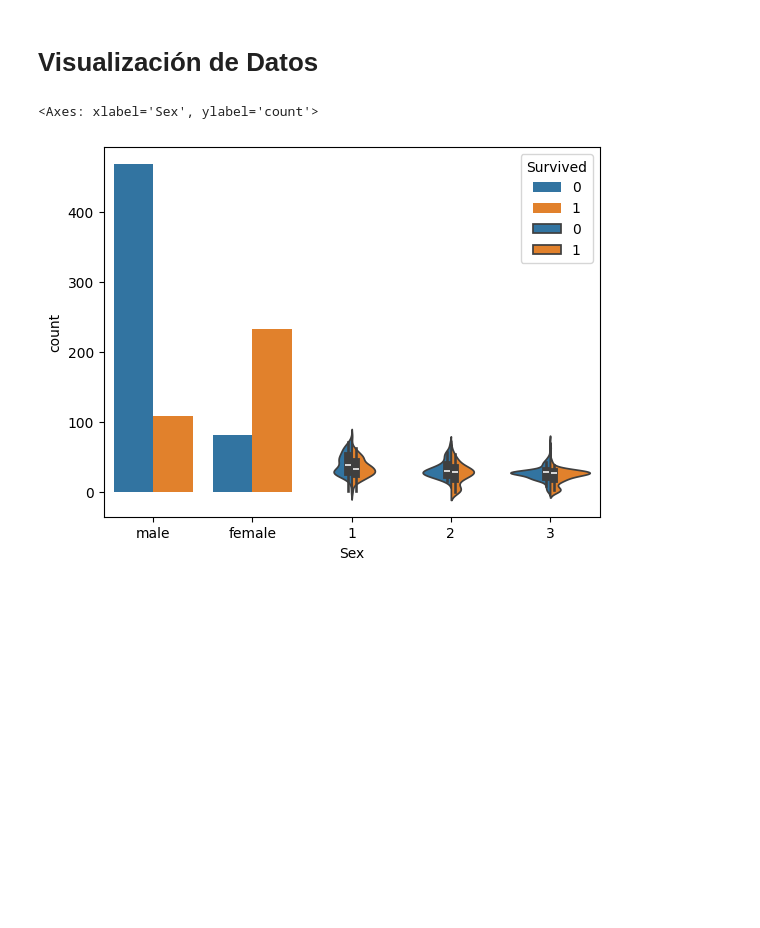
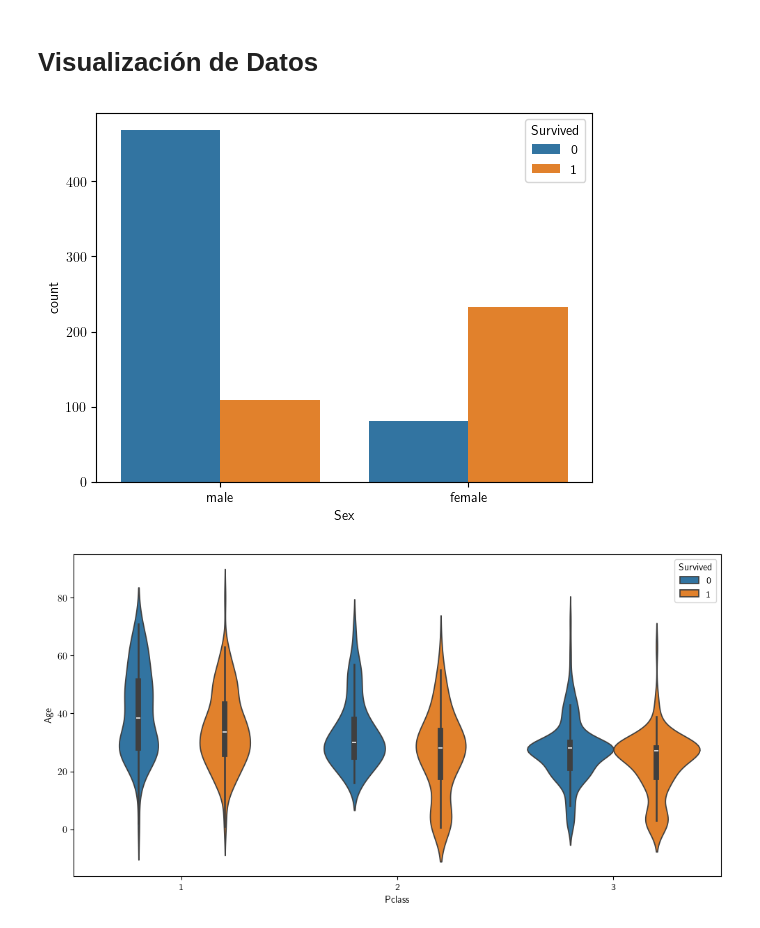
Before and after one commit to franjavi-upct-es/proyectos_personales, a Jupyter notebook: Titanic/titanic.ipynb, the cells around one changed output. Drawn from its saved outputs; the diff is of its cells as text; code cells hidden in the pictures; blank space fills up the shorter version.

```diff
--- a/Titanic/titanic.ipynb
+++ b/Titanic/titanic.ipynb
@@ -48,12 +61,19 @@ data_train.drop('Cabin', axis=1, inplace=True) # Eliminamos esta columna porque
 # %% [markdown]
 # Visualización de Datos
 # %%
+import matplotlib.pyplot as plt
+
+plt.rcParams['text.usetex'] = True
+
 # Gráfica de supervivencia por género
 import seaborn as sns
 sns.countplot(data=data_train, x='Sex', hue='Survived')
+plt.show()
 
 # Gráfica de supervivencia por clase y edad
-sns.violinplot(data=data_train, x='Pclass', y='Age', hue='Survived', split=True)
+plt.figure(figsize=(12, 6))
+sns.violinplot(data=data_train, x='Pclass', y='Age', hue='Survived')
+plt.show()
 # %% [output]
-<Axes: xlabel='Sex', ylabel='count'>
-[figure, old version]
+[figure, new version]
+[figure, added]
```
Also changed, not shown: parts of 2 cells of this notebook, 5 other files.
